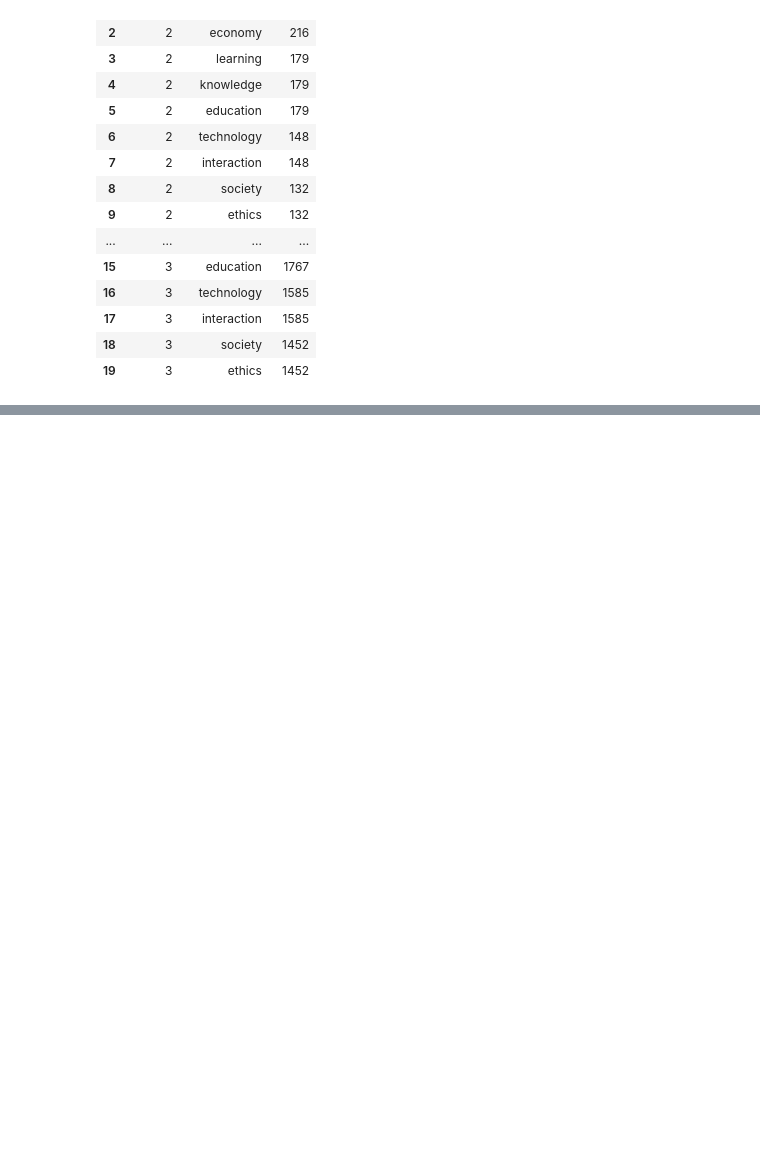
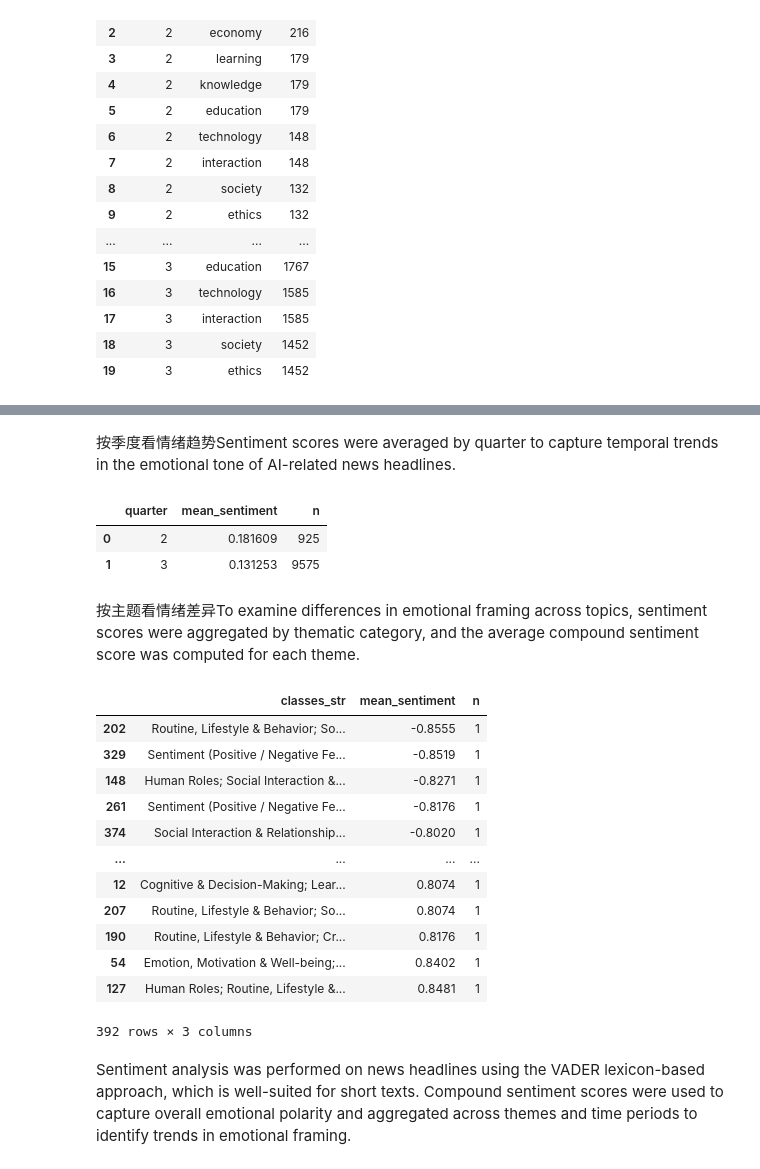
Before and after one commit to maggieweiq-choco/Raise-26, a Jupyter notebook: Raise 26 Test_1.ipynb, the cells around one changed output, grey strips where cells are left out. Cells and saved outputs as stored; diff of their text form; code cells hidden in the pictures; blank space fills up the shorter version.

```diff
--- a/Raise 26 Test_1.ipynb
+++ b/Raise 26 Test_1.ipynb
@@ -340,0 +373,32 @@ top_by_quarter.sort_values(["quarter", "count"], ascending=[True, False]).head(5
+# %%
+import nltk
+nltk.download("vader_lexicon")
+
+from nltk.sentiment import SentimentIntensityAnalyzer
+sia = SentimentIntensityAnalyzer()
+
+# 对 title 计算 sentiment score
+df["sentiment_score"] = df["title"].astype(str).apply(
+    lambda x: sia.polarity_scores(x)["compound"]
+)
+
+df[["title", "sentiment_score"]].head()
+
+
+
+def sentiment_label(score):
+    if score >= 0.05:
+        return "positive"
+    elif score <= -0.05:
+        return "negative"
+    else:
+        return "neutral"
+
+df["sentiment_label"] = df["sentiment_score"].apply(sentiment_label)
+
+df[["title", "sentiment_score", "sentiment_label"]].head()
+
+sent_map = {"positive": 1, "neutral": 0, "negative": -1}
+df["sentiment_num"] = df["sentiment_label"].map(sent_map)
+
+df[["sentiment_label", "sentiment_num"]].value_counts()
@@ -340,0 +412,34 @@ top_by_quarter.sort_values(["quarter", "count"], ascending=[True, False]).head(5
+# %% [markdown]
+按季度看情绪趋势Sentiment scores were averaged by quarter to capture temporal trends in the emotional tone of AI-related news headlines.
+# %%
+(df.groupby("quarter")["sentiment_score"]
+   .agg(mean_sentiment="mean", n="size")
+   .reset_index()
+   .sort_values("quarter"))
+# %% [output]
+|  | quarter | mean_sentiment | n |
+| 0 | 2 | 0.181609 | 925 |
+| 1 | 3 | 0.131253 | 9575 |
+# %% [markdown]
+按主题看情绪差异To examine differences in emotional framing across topics, sentiment scores were aggregated by thematic category, and the average compound sentiment score was computed for each theme.
+# %%
+(df.groupby("classes_str")["sentiment_score"]
+   .agg(mean_sentiment="mean", n="size")
+   .reset_index()
+   .sort_values("mean_sentiment"))
+# %% [output]
+|  | classes_str | mean_sentiment | n |
+| 202 | Routine, Lifestyle & Behavior; So... | -0.8555 | 1 |
+| 329 | Sentiment (Positive / Negative Fe... | -0.8519 | 1 |
+| 148 | Human Roles; Social Interaction &... | -0.8271 | 1 |
+| 261 | Sentiment (Positive / Negative Fe... | -0.8176 | 1 |
+| 374 | Social Interaction & Relationship... | -0.8020 | 1 |
+| ... | ... | ... | ... |
+| 12 | Cognitive & Decision-Making; Lear... | 0.8074 | 1 |
+| 207 | Routine, Lifestyle & Behavior; So... | 0.8074 | 1 |
+| 190 | Routine, Lifestyle & Behavior; Cr... | 0.8176 | 1 |
+| 54 | Emotion, Motivation & Well-being;... | 0.8402 | 1 |
+| 127 | Human Roles; Routine, Lifestyle &... | 0.8481 | 1 |
+392 rows × 3 columns
+# %% [markdown]
+Sentiment analysis was performed on news headlines using the VADER lexicon-based approach, which is well-suited for short texts. Compound sentiment scores were used to capture overall emotional polarity and aggregated across themes and time periods to identify trends in emotional framing.
```
Also changed, not shown: parts of 3 cells of this notebook.
